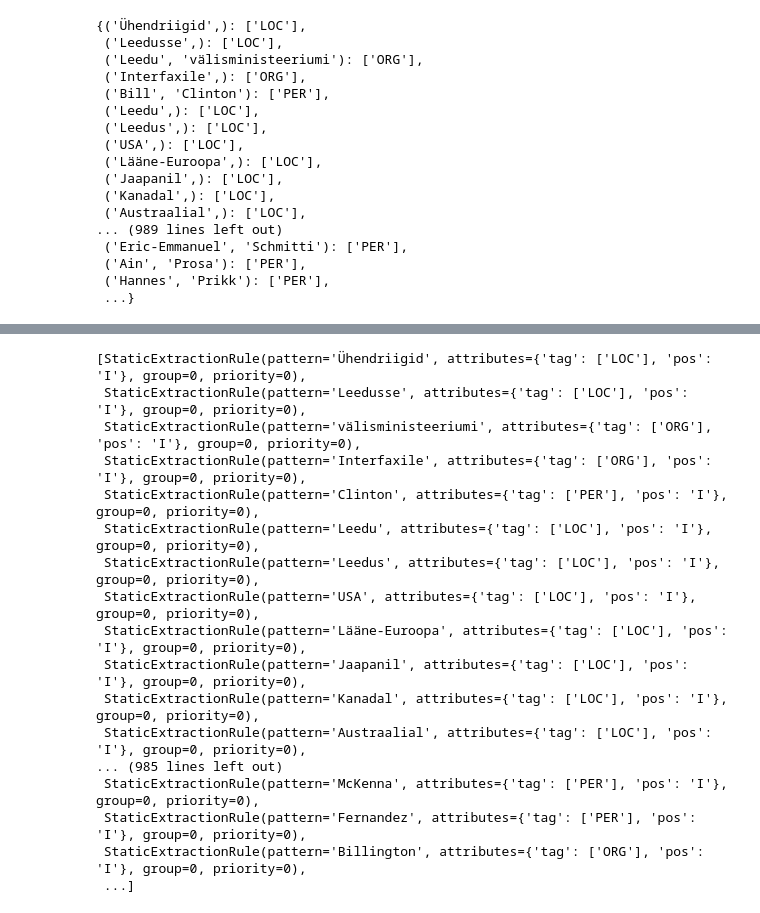
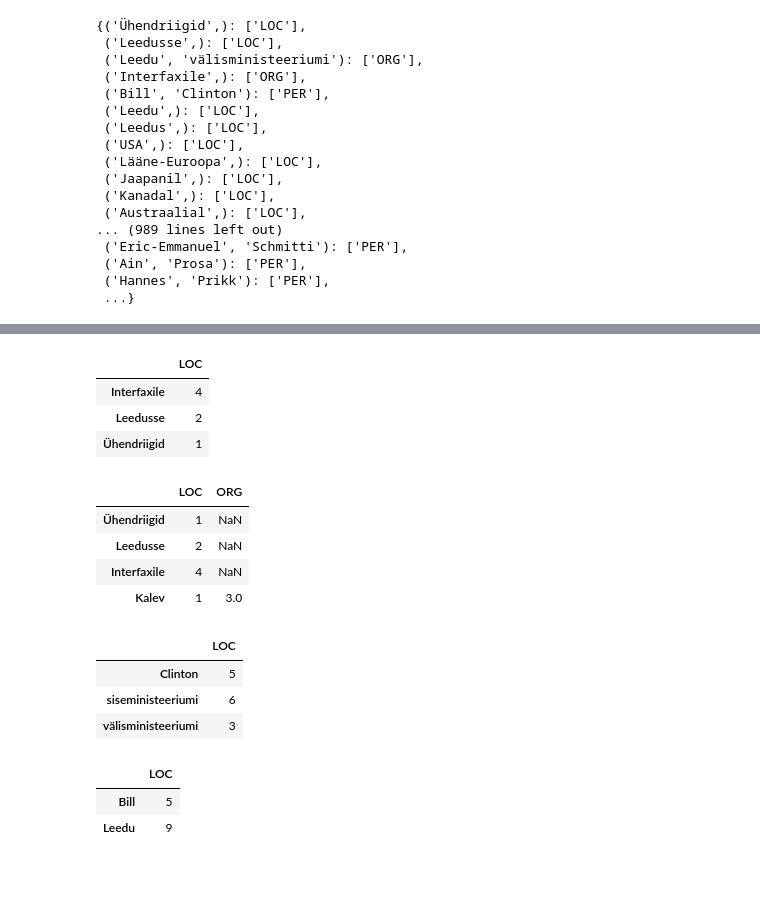
Before and after one commit to estnltk/estnltk-model-training, a Jupyter notebook: statistical_ner_labelling/creating_rulesets.ipynb, the cells around one changed output, grey strips where cells are left out. Cells and saved outputs as stored; diff of their text form; code cells hidden in the pictures; blank space fills up the shorter version.

```diff
--- a/statistical_ner_labelling/creating_rulesets.ipynb
+++ b/statistical_ner_labelling/creating_rulesets.ipynb
@@ -34,0 +46,22 @@ for entity, tag in entity_map.items():
+# %%
+singletons_map = {}
+last_word_map = {}
+first_words_map = {}
+
+for row in a.itertuples():
+    if len(row.entity) == 1:
+        curr_map = singletons_map.get(row.entity,{})
+        curr_map[row.label] = row.count
+        singletons_map[row.entity] = curr_map
+    else:
+        last_word = row.entity[-1]
+        curr_map = last_word_map.get(last_word,{})
+        curr_count = curr_map.get(row.label,0)
+        curr_map[row.label] = curr_count + row.count
+        last_word_map[last_word] = curr_map
+
+        first_words = row.entity[:-1]
+        curr_map = first_words_map.get(first_words,{})
+        curr_count = curr_map.get(row.label,0)
+        curr_map[row.label] = row.count + curr_count
+        first_words_map[first_words] = curr_map
@@ -92,20 +84,33 @@ with open('last_ruleset.pkl', 'rb') as f:
-# %%
-entity_map.static_rules
-# %% [output]
-[StaticExtractionRule(pattern='Ühendriigid', attributes={'tag': ['LOC'], 'pos': 'I'}, group=0, priority=0),
- StaticExtractionRule(pattern='Leedusse', attributes={'tag': ['LOC'], 'pos': 'I'}, group=0, priority=0),
- StaticExtractionRule(pattern='välisministeeriumi', attributes={'tag': ['ORG'], 'pos': 'I'}, group=0, priority=0),
- StaticExtractionRule(pattern='Interfaxile', attributes={'tag': ['ORG'], 'pos': 'I'}, group=0, priority=0),
- StaticExtractionRule(pattern='Clinton', attributes={'tag': ['PER'], 'pos': 'I'}, group=0, priority=0),
- StaticExtractionRule(pattern='Leedu', attributes={'tag': ['LOC'], 'pos': 'I'}, group=0, priority=0),
- StaticExtractionRule(pattern='Leedus', attributes={'tag': ['LOC'], 'pos': 'I'}, group=0, priority=0),
- StaticExtractionRule(pattern='USA', attributes={'tag': ['LOC'], 'pos': 'I'}, group=0, priority=0),
- StaticExtractionRule(pattern='Lääne-Euroopa', attributes={'tag': ['LOC'], 'pos': 'I'}, group=0, priority=0),
- StaticExtractionRule(pattern='Jaapanil', attributes={'tag': ['LOC'], 'pos': 'I'}, group=0, priority=0),
- StaticExtractionRule(pattern='Kanadal', attributes={'tag': ['LOC'], 'pos': 'I'}, group=0, priority=0),
- StaticExtractionRule(pattern='Austraalial', attributes={'tag': ['LOC'], 'pos': 'I'}, group=0, priority=0),
-... (985 lines left out)
- StaticExtractionRule(pattern='McKenna', attributes={'tag': ['PER'], 'pos': 'I'}, group=0, priority=0),
- StaticExtractionRule(pattern='Fernandez', attributes={'tag': ['PER'], 'pos': 'I'}, group=0, priority=0),
- StaticExtractionRule(pattern='Billington', attributes={'tag': ['ORG'], 'pos': 'I'}, group=0, priority=0),
- ...]
+# %%
+pd.DataFrame.from_dict(singletons_map,orient='index')
+# %% [output]
+|  | LOC |
+| Interfaxile | 4 |
+| Leedusse | 2 |
+| Ühendriigid | 1 |
+# %%
+singletons_map[('Kalev',)] = {'ORG':3,'LOC':1}
+# %%
+single_csv = pd.DataFrame.from_dict(singletons_map,orient='index')
+single_csv
+# %% [output]
+|  | LOC | ORG |
+| Ühendriigid | 1 | NaN |
+| Leedusse | 2 | NaN |
+| Interfaxile | 4 | NaN |
+| Kalev | 1 | 3.0 |
+# %%
+last_df = pd.DataFrame.from_dict(last_word_map,orient='index')
+last_df
+# %% [output]
+|  | LOC |
+| Clinton | 5 |
+| siseministeeriumi | 6 |
+| välisministeeriumi | 3 |
+# %%
+first_df = pd.DataFrame.from_dict(first_words_map,orient='index')
+first_df
+# %% [output]
+|  | LOC |
+| Bill | 5 |
+| Leedu | 9 |
```
Also changed, not shown: parts of 16 cells of this notebook, 11 other files.
